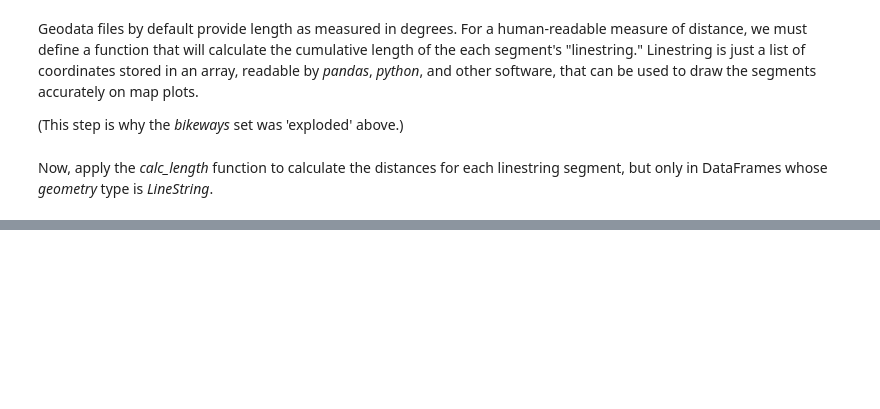
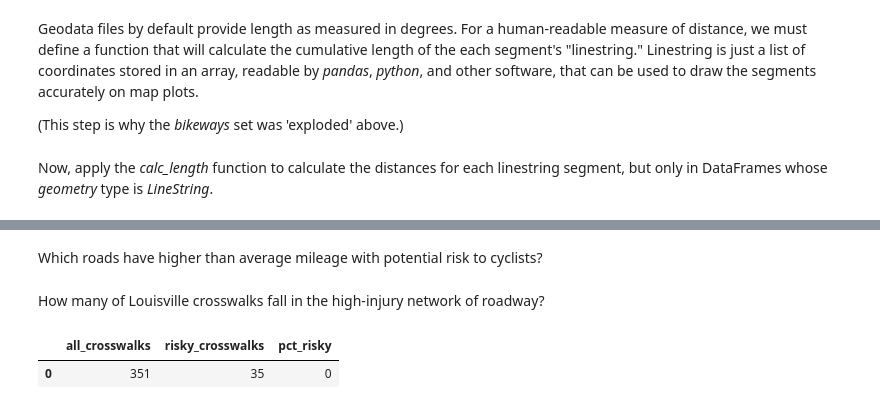
Before and after one commit to JishGorft/Roadway_Risk, a Jupyter notebook: Louisville_Roadway_Risk_Analysis.ipynb, the cells around one changed output, grey strips where cells are left out. Saved outputs shown, nothing was run; the diff lists cells and outputs as text; code cells hidden in the pictures; blank space fills up the shorter version.

```diff
--- a/Louisville_Roadway_Risk_Analysis.ipynb
+++ b/Louisville_Roadway_Risk_Analysis.ipynb
@@ -302,0 +245,2 @@ bikeways_coords.unstack(level=0)
+# %% [markdown]
+Which roads have higher than average mileage with potential risk to cyclists?
@@ -302,0 +259,16 @@ bikeways_coords.unstack(level=0)
+# %% [markdown]
+How many of Louisville crosswalks fall in the high-injury network of roadway?
+# %%
+pd.read_sql("""
+
+SELECT
+    COUNT(c.RWCOMPKEY) AS all_crosswalks,
+    COUNT(h.RWCOMPKEY) AS risky_crosswalks,
+    COUNT(h.RWCOMPKEY) / COUNT(c.RWCOMPKEY) * 100 AS pct_risky
+FROM crosswalks c
+LEFT JOIN hi_injury h ON c.RWCOMPKEY = h.RWCOMPKEY;
+
+""", connection)
+# %% [output]
+|  | all_crosswalks | risky_crosswalks | pct_risky |
+| 0 | 351 | 35 | 0 |
```
Also changed, not shown: parts of 33 cells of this notebook, 2 other files.
